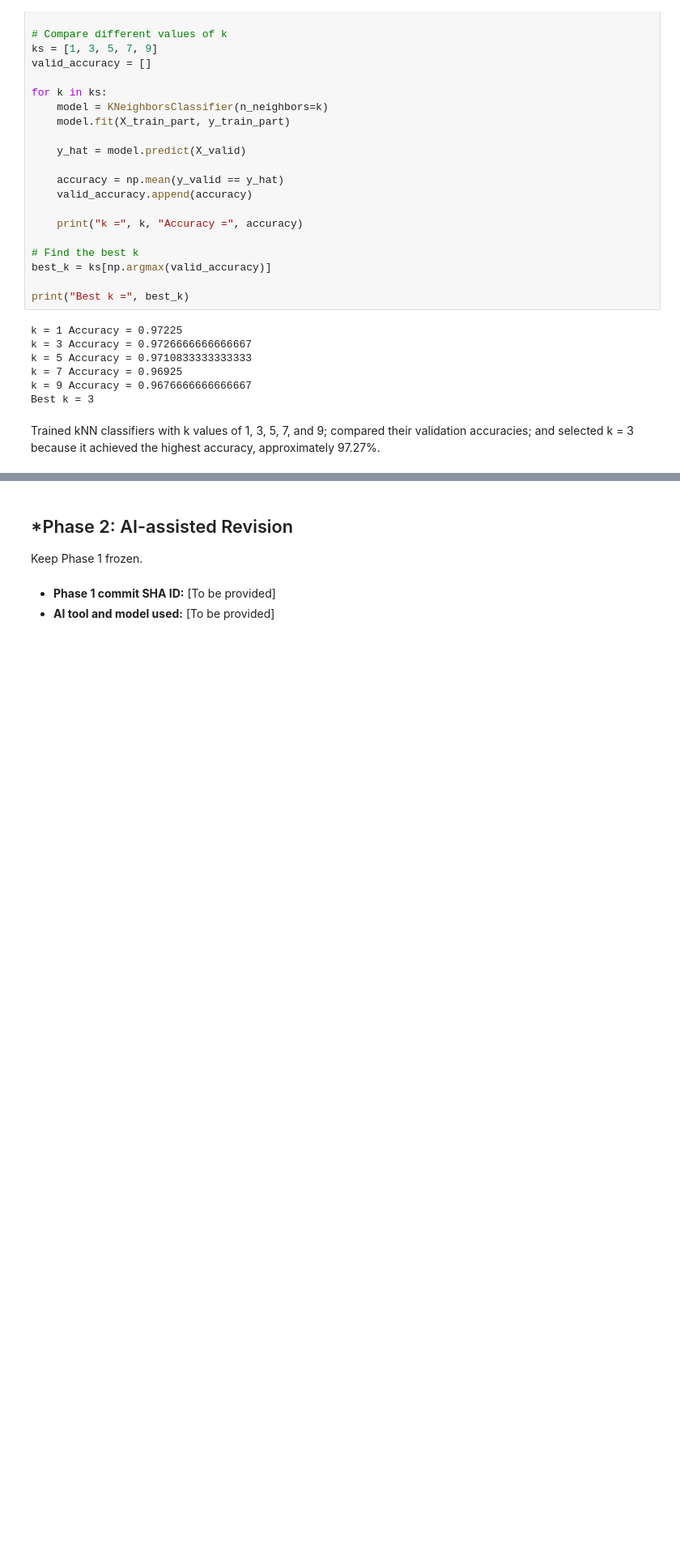
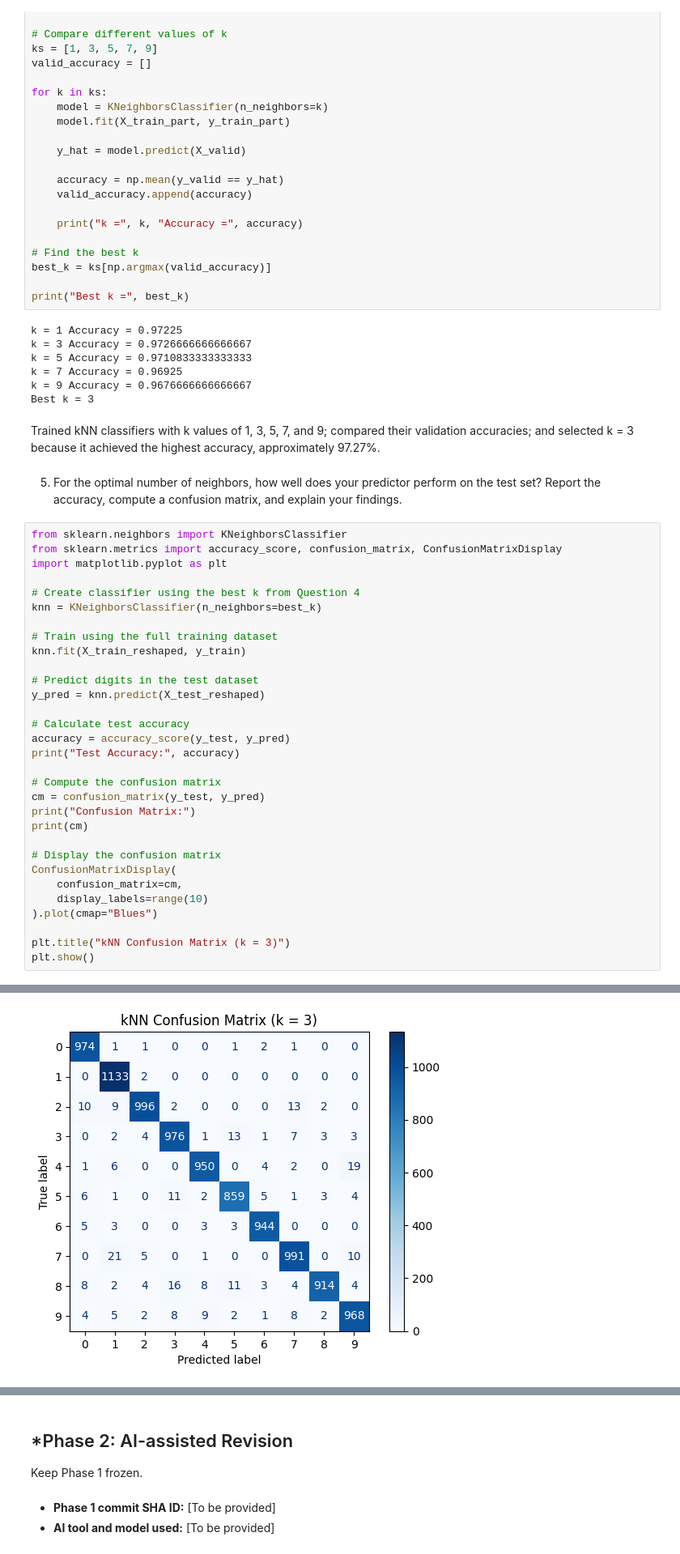
Before and after one commit to hwayalew/L01-cv, a Jupyter notebook: notebook.ipynb, the cells around one changed output, grey strips where cells are left out. Shown at 81% size. Saved outputs shown, nothing was run; the diff lists cells and outputs as text; blank space fills up the shorter version.

Commit message:
done with 2 questions

```diff
--- a/notebook.ipynb
+++ b/notebook.ipynb
@@ -260,3 +260,37 @@ k = 9 Accuracy = 0.9676666666666667
 Best k = 3
 # %% [markdown]
 Trained kNN classifiers with k values of 1, 3, 5, 7, and 9; compared their validation accuracies; and selected k = 3 because it achieved the highest accuracy, approximately 97.27%.
+# %% [markdown]
+5. For the optimal number of neighbors, how well does your predictor perform on the test set? Report the accuracy, compute a confusion matrix, and explain your findings.
+# %%
+from sklearn.neighbors import KNeighborsClassifier
+from sklearn.metrics import accuracy_score, confusion_matrix, ConfusionMatrixDisplay
+import matplotlib.pyplot as plt
+
+# Create classifier using the best k from Question 4
+knn = KNeighborsClassifier(n_neighbors=best_k)
+
+# Train using the full training dataset
+knn.fit(X_train_reshaped, y_train)
+
+# Predict digits in the test dataset
+y_pred = knn.predict(X_test_reshaped)
+
+# Calculate test accuracy
+accuracy = accuracy_score(y_test, y_pred)
+print("Test Accuracy:", accuracy)
+
+# Compute the confusion matrix
+cm = confusion_matrix(y_test, y_pred)
+print("Confusion Matrix:")
+print(cm)
+
+# Display the confusion matrix
+ConfusionMatrixDisplay(
+    confusion_matrix=cm,
+    display_labels=range(10)
+).plot(cmap="Blues")
+
+plt.title("kNN Confusion Matrix (k = 3)")
+plt.show()
+# %% [output]
@@ -262,0 +309 @@ Trained kNN classifiers with k values of 1, 3, 5, 7, and 9; compared their valid
+[figure, added]
```
Also changed, not shown: parts of 2 cells of this notebook.
